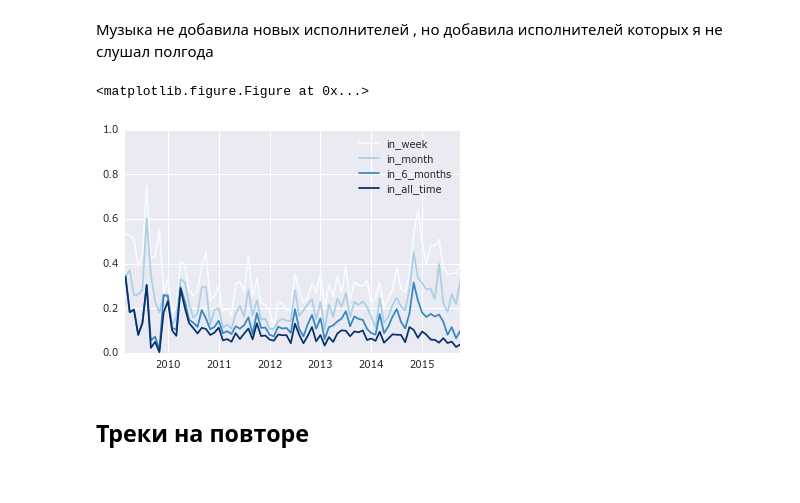
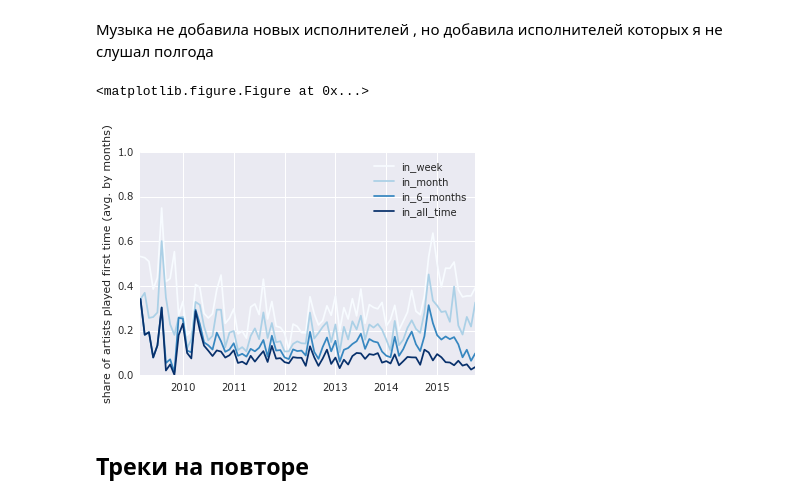
Before and after one commit to aurbn/analyze-lastfm, a Jupyter notebook: notes.ipynb, the cells around one changed output. Drawn from its saved outputs; the diff is of its cells as text; code cells hidden in the pictures.

```diff
--- a/notes.ipynb
+++ b/notes.ipynb
@@ -71,10 +71,14 @@ show_day_first_times(tracks)
 Музыка не добавила новых исполнителей , но добавила исполнителей которых я не слушал полгода
 # %%
 %run -n main.py
-show_day_first_times(tracks, get_name=lambda _: _.artist.name)
+show_day_first_times(
+    tracks,
+    get_name=lambda _: _.artist.name,
+    ylabel='share of artists played first time (avg. by months)'
+)
 # %% [output]
 <matplotlib.figure.Figure at 0x...>
-[figure, old version]
+[figure, new version]
 # %% [markdown]
 ## Треки на повторе
 # %%
```
Also changed, not shown: parts of 7 cells of this notebook, 1 other file.
